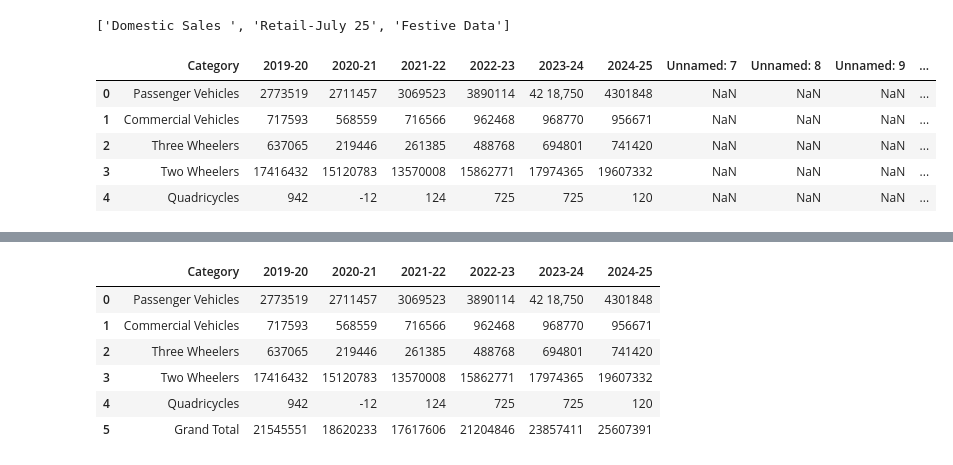
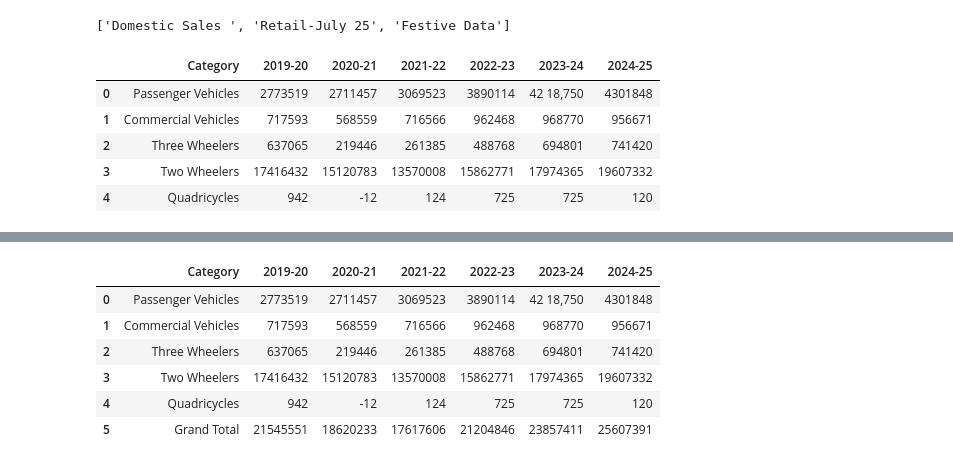
Before and after one commit to simplyshree/Car-Sales_Festive-Season---Trends-Analysis, a Jupyter notebook: main_py.ipynb, the cells around one changed output, grey strips where cells are left out. Drawn from its saved outputs; the diff is of its cells as text; code cells hidden in the pictures.

```diff
--- a/main_py.ipynb
+++ b/main_py.ipynb
@@ -15,12 +15,12 @@ print(xls.sheet_names)
 # %% [output]
 ['Domestic Sales ', 'Retail-July 25', 'Festive Data']
 # %%
-df = pd.read_excel('Book1.xlsx',sheet_name = 'Domestic Sales ', engine='openpyxl')
+df = pd.read_excel('Data Source.xlsx',sheet_name = 'Domestic Sales ', engine='openpyxl')
 df.head()
 # %% [output]
-|  | Category | 2019-20 | 2020-21 | 2021-22 | 2022-23 | 2023-24 | 2024-25 | Unnamed: 7 | Unnamed: 8 | Unnamed: 9 | ... |
-| 0 | Passenger Vehicles | 2773519 | 2711457 | 3069523 | 3890114 | 42 18,750 | 4301848 | NaN | NaN | NaN | ... |
-| 1 | Commercial Vehicles | 717593 | 568559 | 716566 | 962468 | 968770 | 956671 | NaN | NaN | NaN | ... |
-| 2 | Three Wheelers | 637065 | 219446 | 261385 | 488768 | 694801 | 741420 | NaN | NaN | NaN | ... |
-| 3 | Two Wheelers | 17416432 | 15120783 | 13570008 | 15862771 | 17974365 | 19607332 | NaN | NaN | NaN | ... |
-| 4 | Quadricycles | 942 | -12 | 124 | 725 | 725 | 120 | NaN | NaN | NaN | ... |
+|  | Category | 2019-20 | 2020-21 | 2021-22 | 2022-23 | 2023-24 | 2024-25 |
+| 0 | Passenger Vehicles | 2773519 | 2711457 | 3069523 | 3890114 | 42 18,750 | 4301848 |
+| 1 | Commercial Vehicles | 717593 | 568559 | 716566 | 962468 | 968770 | 956671 |
+| 2 | Three Wheelers | 637065 | 219446 | 261385 | 488768 | 694801 | 741420 |
+| 3 | Two Wheelers | 17416432 | 15120783 | 13570008 | 15862771 | 17974365 | 19607332 |
+| 4 | Quadricycles | 942 | -12 | 124 | 725 | 725 | 120 |
```
Also changed, not shown: parts of 6 cells of this notebook.
